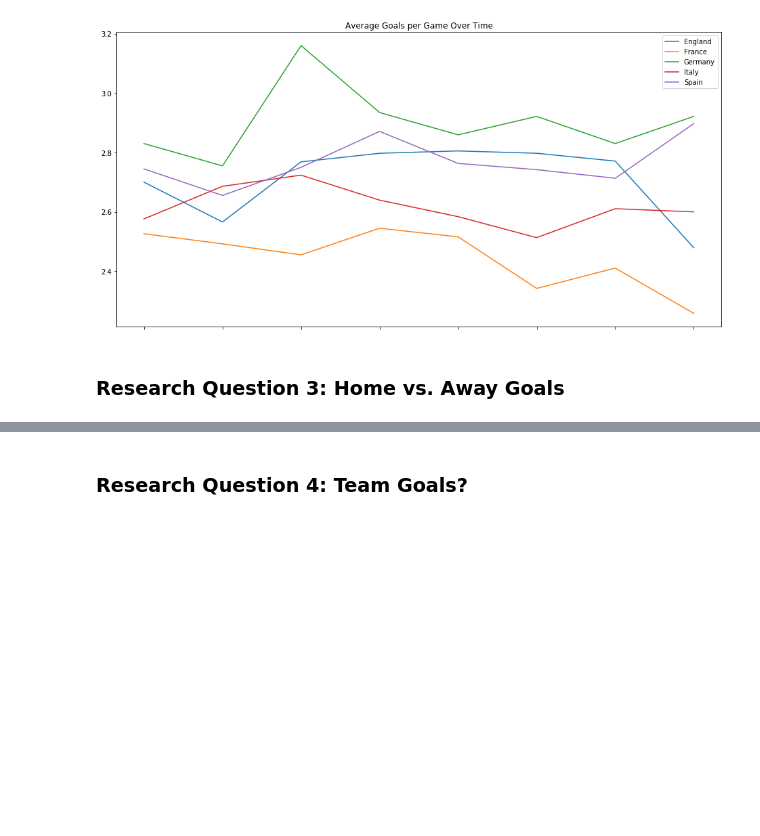
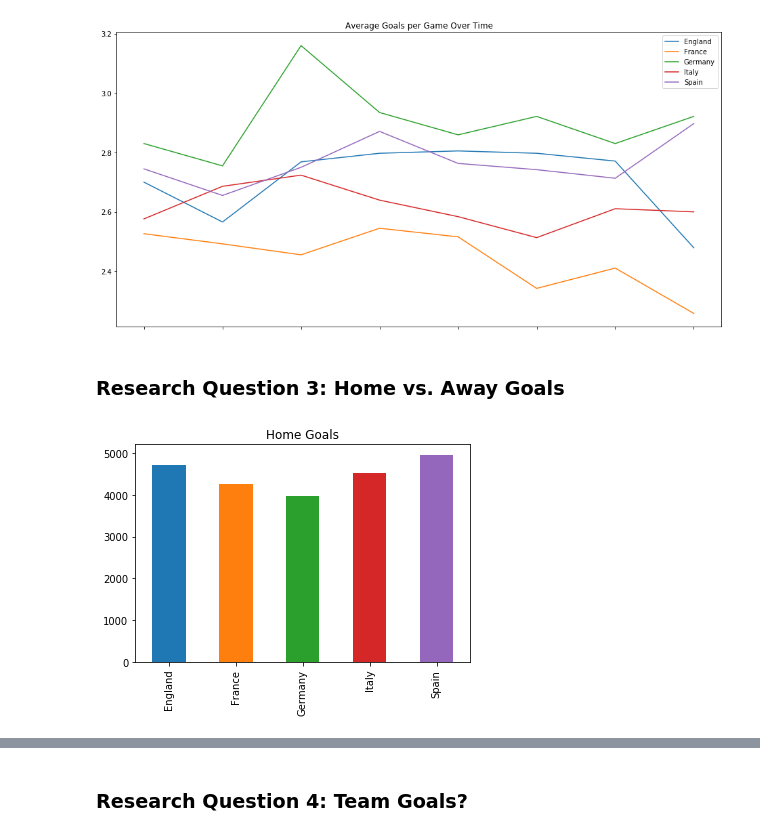
Before and after one commit to ipaulson/soccer-db, a Jupyter notebook: eu-soccer-db.ipynb, the cells around one changed output, grey strips where cells are left out. Cells and saved outputs as stored; diff of their text form; code cells hidden in the pictures; blank space fills up the shorter version.

Commit message:
home and away goals

```diff
--- a/eu-soccer-db.ipynb
+++ b/eu-soccer-db.ipynb
@@ -297,3 +297,23 @@ df.plot(figsize=(16,8), title='Average Goals per Game Over Time')
 # Continue to explore the data to address your additional research
 #   questions. Add more headers as needed if you have more questions to
 #   investigate.
+# %%
+home_goals = pd.DataFrame(index=np.sort(goals_by_season['season'].unique()), columns=goals_by_season['country_name'].unique())
+
+home_goals.loc[:,'Spain'] = list(goals_by_season.loc[goals_by_season['country_name']=='Spain','home_goals'])
+home_goals.loc[:,'England'] = list(goals_by_season.loc[goals_by_season['country_name']=='England','home_goals'])
+home_goals.loc[:,'Italy'] = list(goals_by_season.loc[goals_by_season['country_name']=='Italy','home_goals'])
+home_goals.loc[:,'Germany'] = list(goals_by_season.loc[goals_by_season['country_name']=='Germany','home_goals'])
+home_goals.loc[:,'France'] = list(goals_by_season.loc[goals_by_season['country_name']=='France','home_goals'])
+
+away_goals = pd.DataFrame(index=np.sort(goals_by_season['season'].unique()), columns=goals_by_season['country_name'].unique())
+
+away_goals.loc[:,'Spain'] = list(goals_by_season.loc[goals_by_season['country_name']=='Spain','away_goals'])
+away_goals.loc[:,'England'] = list(goals_by_season.loc[goals_by_season['country_name']=='England','away_goals'])
+away_goals.loc[:,'Italy'] = list(goals_by_season.loc[goals_by_season['country_name']=='Italy','away_goals'])
+away_goals.loc[:,'Germany'] = list(goals_by_season.loc[goals_by_season['country_name']=='Germany','away_goals'])
+away_goals.loc[:,'France'] = list(goals_by_season.loc[goals_by_season['country_name']=='France','away_goals'])
+
+home = home_goals.sum().plot(kind="bar",title="Home Goals")
+# %% [output]
+[figure, added]
```
Also changed, not shown: parts of 5 cells of this notebook.
